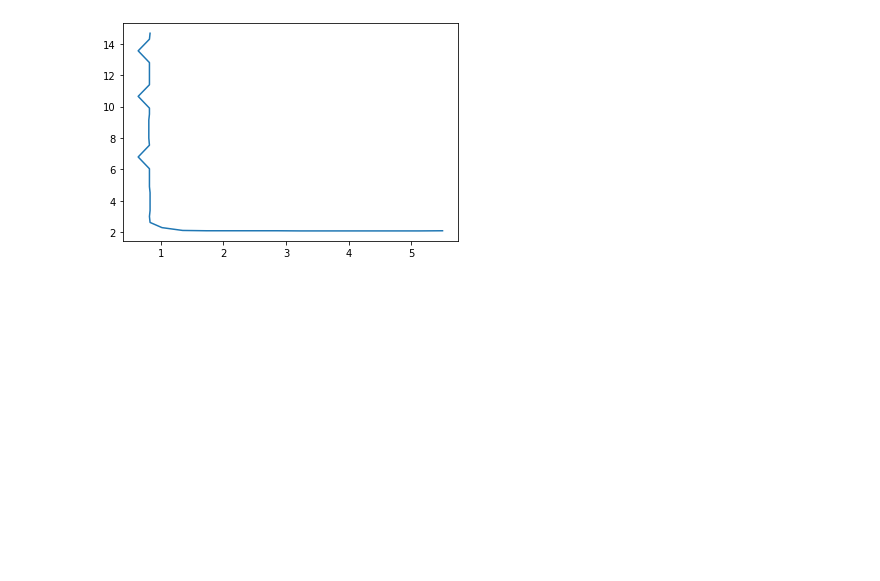
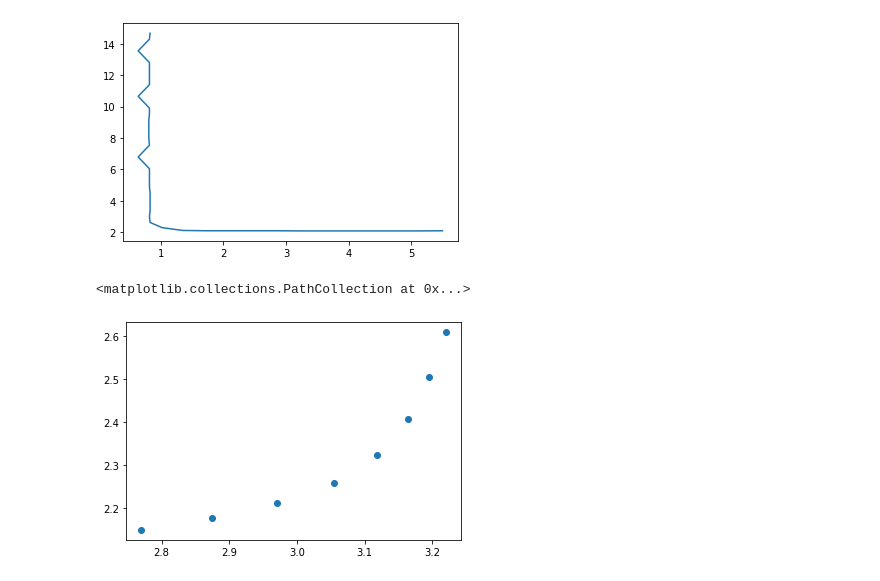
Before and after one commit to Kaushal1011/akatsuki_au_bfmc21, a Jupyter notebook: nbs/PathPlanningWPts&Edge.ipynb, the cells around one changed output. Drawn from its saved outputs; the diff is of its cells as text; code cells hidden in the pictures; blank space fills up the shorter version.

```diff
--- a/nbs/PathPlanningWPts&Edge.ipynb
+++ b/nbs/PathPlanningWPts&Edge.ipynb
@@ -229,0 +233,9 @@ plt.plot(x,y)
+# %%
+ax,ay=(3.22,3.1, 2.709), (2.60985613417526, 2.3,2.134324779684454)
+cx,cy,_,_,_=cubic_spline_planner.calc_spline_course(
+        ax, ay, ds=0.1)
+# %%
+plt.scatter(cx,cy)
+# %% [output]
+<matplotlib.collections.PathCollection at 0x...>
+[figure, added]
```
Also changed, not shown: parts of 2 cells of this notebook, 3 other files.
